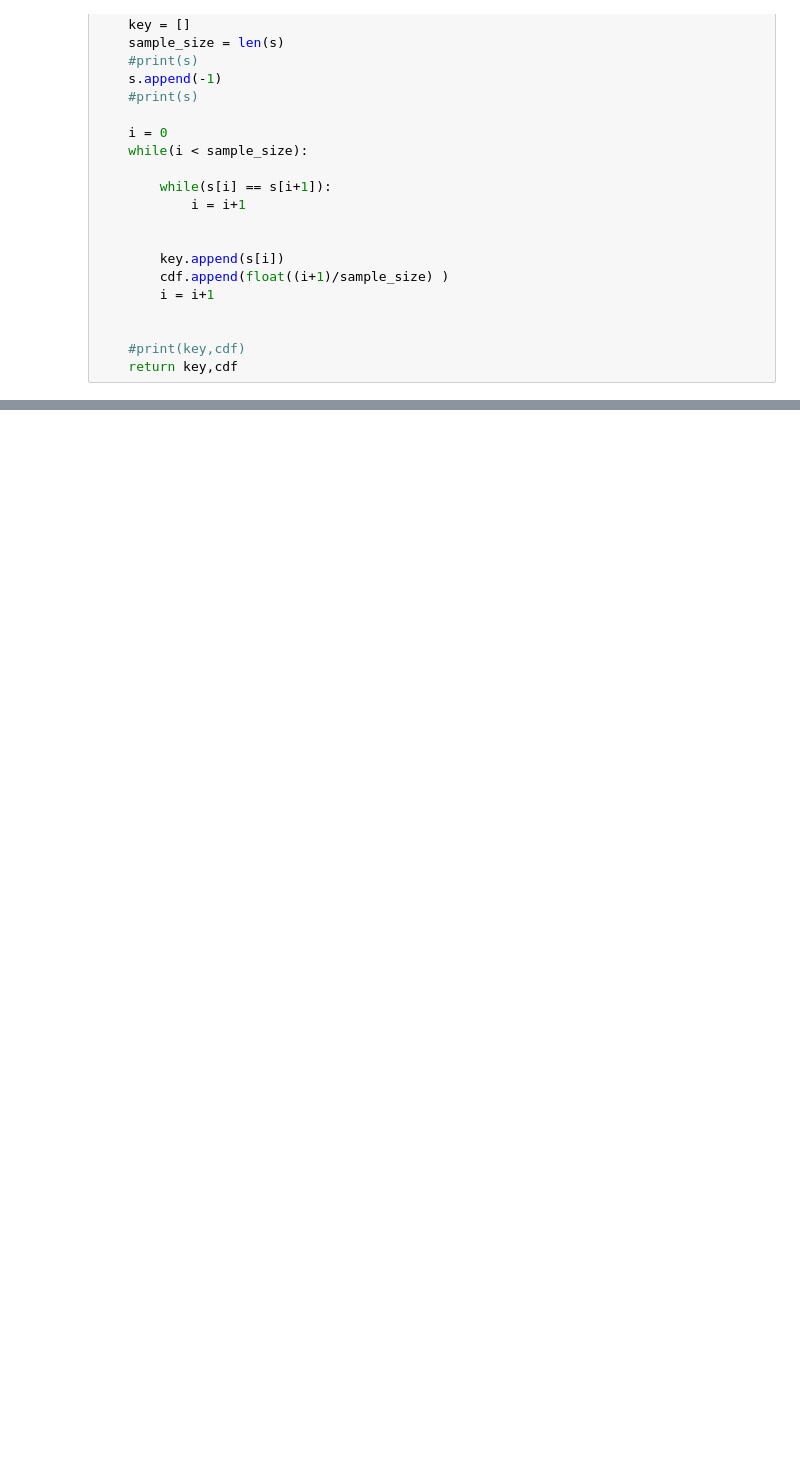
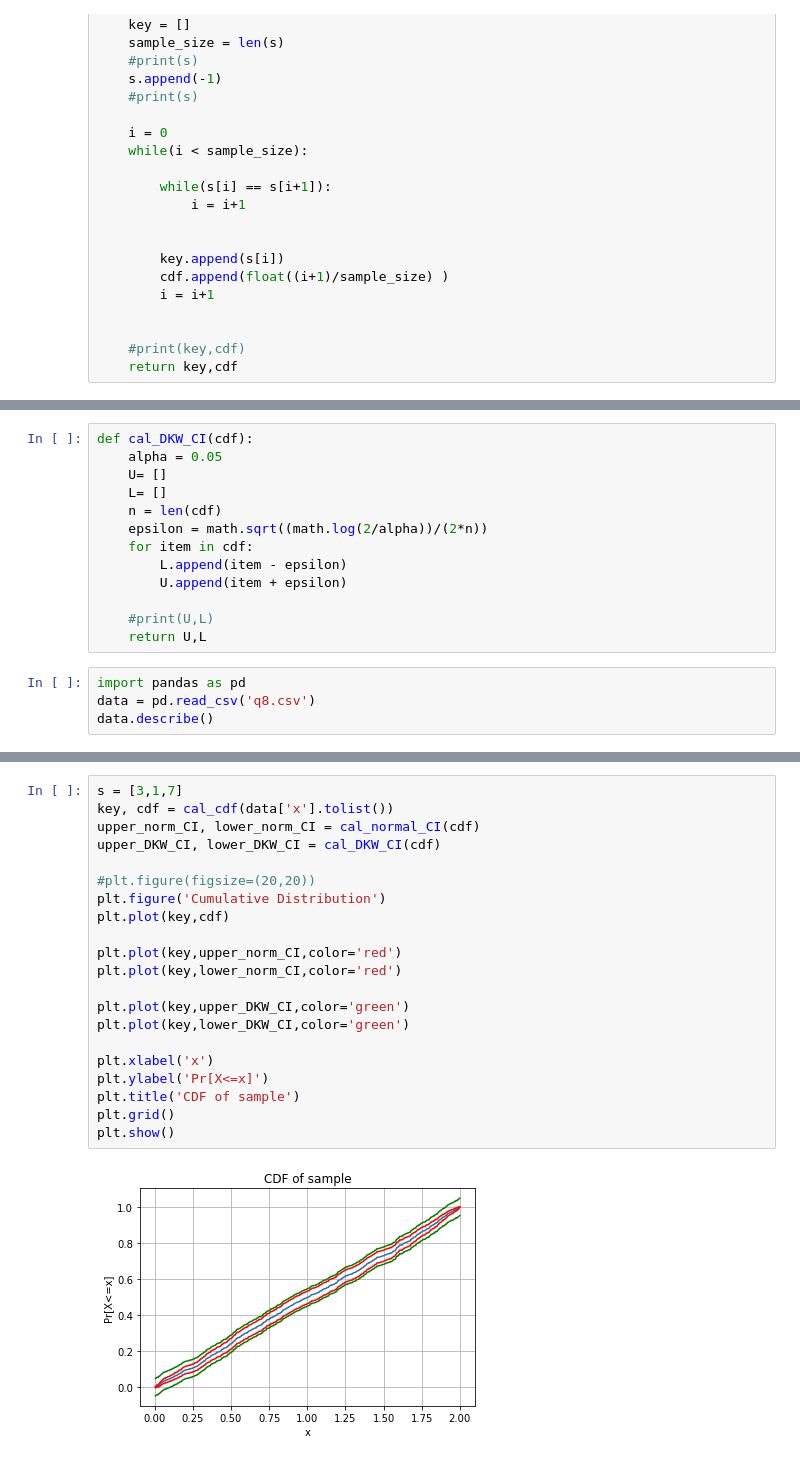
Before and after one commit to tonmoycsedu/Sample-CDF-Exploration, a Jupyter notebook: hw3.ipynb, the cells around one changed output, grey strips where cells are left out. Cells and saved outputs as stored; diff of their text form; blank space fills up the shorter version.

Commit message:
normal and DKW based CI added

```diff
--- a/hw3.ipynb
+++ b/hw3.ipynb
@@ -91,0 +111,17 @@ plt.show()
+# %%
+def cal_DKW_CI(cdf):
+    alpha = 0.05
+    U= []
+    L= []
+    n = len(cdf)
+    epsilon = math.sqrt((math.log(2/alpha))/(2*n))
+    for item in cdf:
+        L.append(item - epsilon)
+        U.append(item + epsilon)
+
+    #print(U,L)
+    return U,L
+# %%
+import pandas as pd
+data = pd.read_csv('q8.csv')
+data.describe()
@@ -91,0 +138,23 @@ plt.show()
+# %%
+s = [3,1,7]
+key, cdf = cal_cdf(data['x'].tolist())
+upper_norm_CI, lower_norm_CI = cal_normal_CI(cdf)
+upper_DKW_CI, lower_DKW_CI = cal_DKW_CI(cdf)
+
+#plt.figure(figsize=(20,20))
+plt.figure('Cumulative Distribution')
+plt.plot(key,cdf)
+
+plt.plot(key,upper_norm_CI,color='red')
+plt.plot(key,lower_norm_CI,color='red')
+
+plt.plot(key,upper_DKW_CI,color='green')
+plt.plot(key,lower_DKW_CI,color='green')
+
+plt.xlabel('x')
+plt.ylabel('Pr[X<=x]')
+plt.title('CDF of sample')
+plt.grid()
+plt.show()
+# %% [output]
+[figure, added]
```
Also changed, not shown: parts of 5 cells of this notebook, 1 other file.
